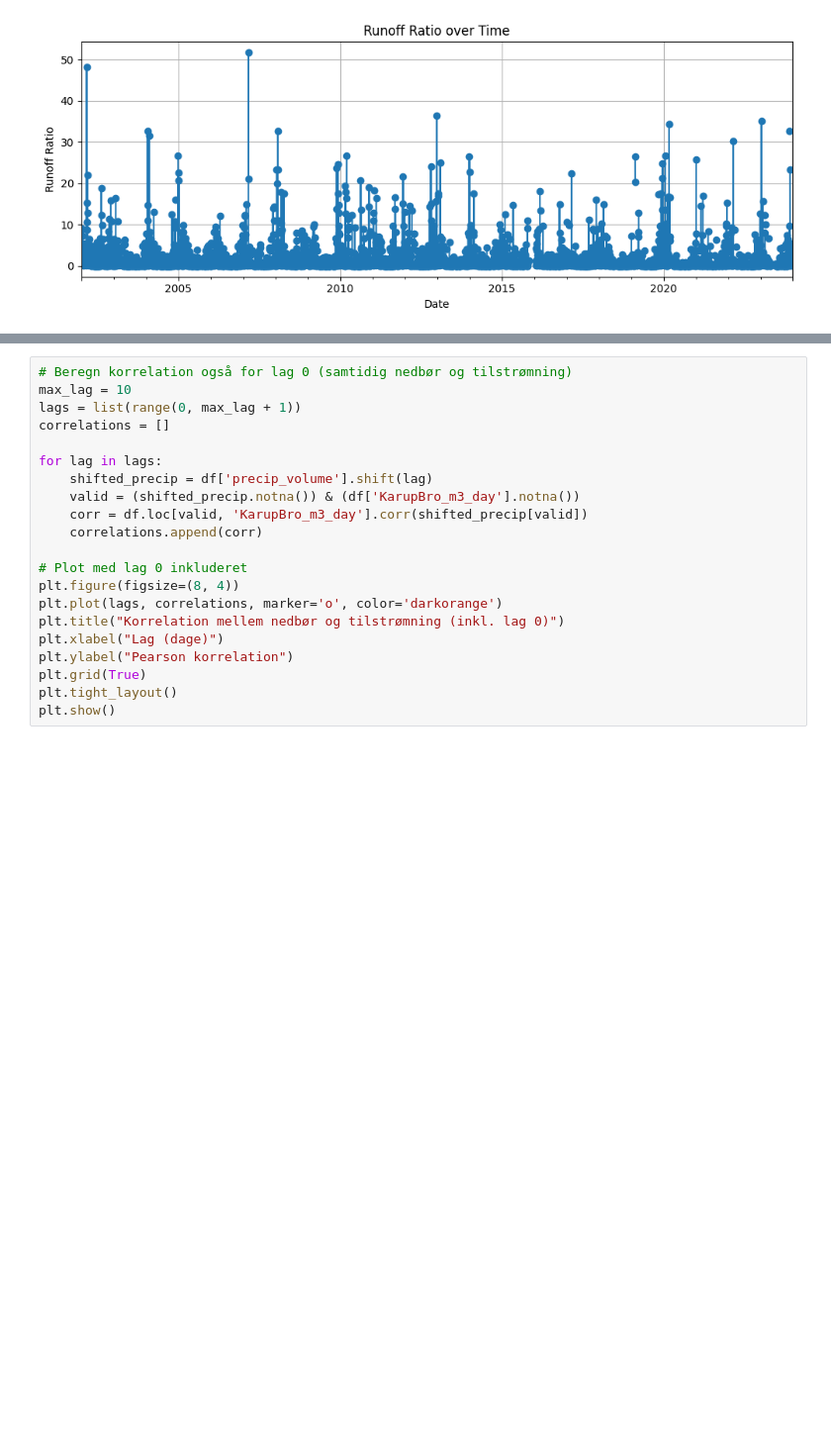
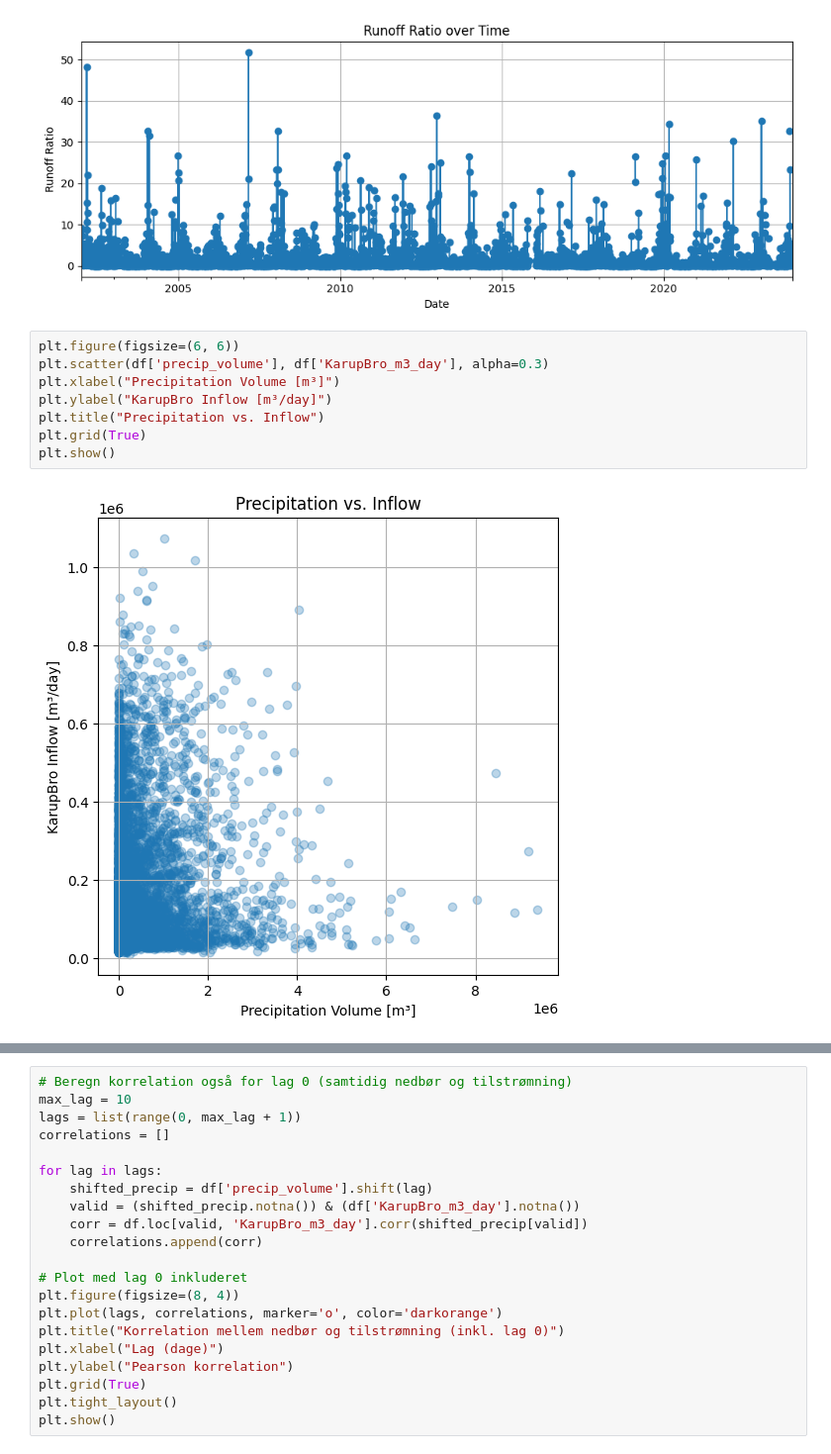
Before and after one commit to nicolaigarder/Forecasting-water-inflow, a Jupyter notebook: Exploratory analysis/Exploratory.ipynb, the cells around one changed output, grey strips where cells are left out. Shown at 99% size. Saved outputs shown, nothing was run; the diff lists cells and outputs as text; blank space fills up the shorter version.

```diff
--- a/Exploratory analysis/Exploratory.ipynb
+++ b/Exploratory analysis/Exploratory.ipynb
@@ -128,3 +199,13 @@ plt.tight_layout()
 plt.show()
 # %% [output]
 [figure]
+# %%
+plt.figure(figsize=(6, 6))
+plt.scatter(df['precip_volume'], df['KarupBro_m3_day'], alpha=0.3)
+plt.xlabel("Precipitation Volume [m³]")
+plt.ylabel("KarupBro Inflow [m³/day]")
+plt.title("Precipitation vs. Inflow")
+plt.grid(True)
+plt.show()
+# %% [output]
+[figure, added]
```
Also changed, not shown: parts of 7 cells of this notebook, 1 other file.
